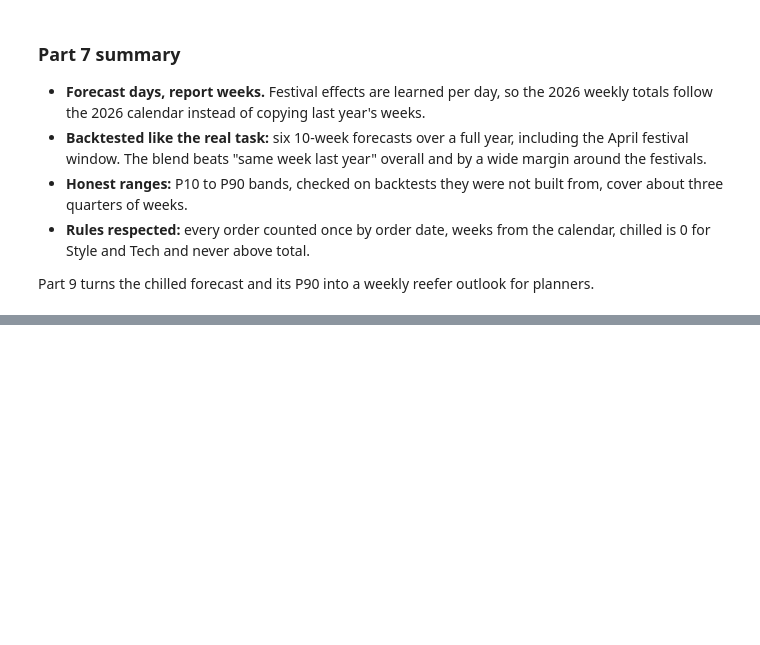
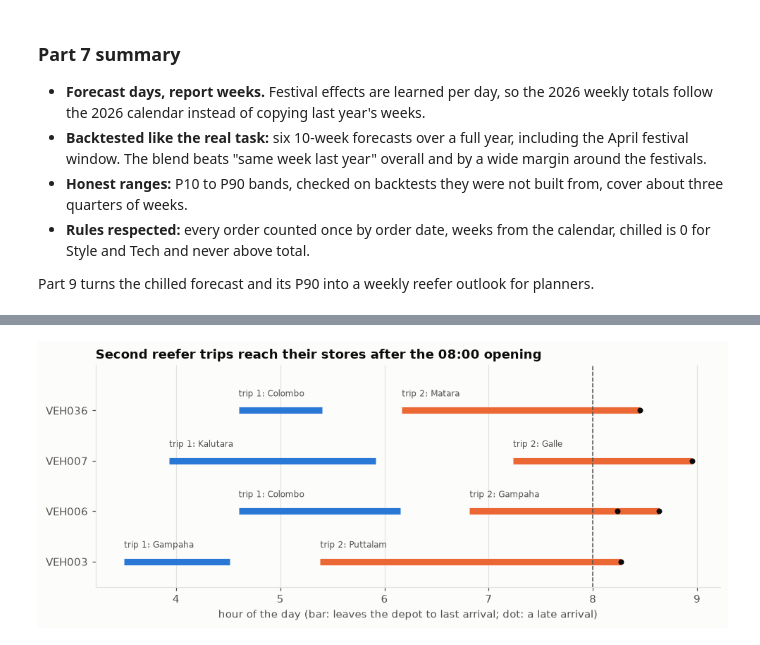
Before and after one commit to sameera-ekanayaka/Xora_Datathon, a Jupyter notebook: Xora_FinalNotebook.ipynb, the cells around one changed output, grey strips where cells are left out. Cells and saved outputs as stored; diff of their text form; code cells hidden in the pictures; blank space fills up the shorter version.

```diff
--- a/Xora_FinalNotebook.ipynb
+++ b/Xora_FinalNotebook.ipynb
@@ -2435,0 +2731,17 @@ Part 9 turns the chilled forecast and its P90 into a weekly reefer outlook for p
+# %%
+history = load_processed("stops")
+history = history[history.service_min.notna()].merge(load_processed("service_allowance"), on=["brand", "dock_type"])
+travel_ratio = (history.actual_travel_duration_min / history.planned_travel_duration_min.clip(lower=1)
+                ).groupby([history.brand, history.district]).median().to_dict()
+service_ratio = (history.service_min / history.service_allowance_min).groupby([history.brand, history.dock_type]).median().to_dict()
+first_legs = history[history.seq == 0]
+depart_delay = float((first_legs.actual_depart_time_min - first_legs.planned_depart_time_min).median())
+
+tl_standard = al.timeline(plan, prob)
+tl_typical = al.timeline(plan, prob, travel_ratio=travel_ratio, service_ratio=service_ratio, depart_delay=depart_delay)
+pd.DataFrame({
+    "late stops": [tl_standard.late.sum(), tl_typical.late.sum()],
+    "late chilled stops": [(tl_standard.late & (tl_standard.temp_requirement == "chilled")).sum(),
+                           (tl_typical.late & (tl_typical.temp_requirement == "chilled")).sum()],
+    "served stops": [len(tl_standard), len(tl_typical)],
+}, index=["planning standard", "typical day"])
@@ -2435,0 +2772,23 @@ Part 9 turns the chilled forecast and its P90 into a weekly reefer outlook for p
+# %%
+plan = al.renumber_trips(plan, tl_standard)
+tl_standard = al.timeline(plan, prob)
+trips = al.trip_table(plan, prob)
+
+reefers = tl_standard[tl_standard.vehicle_id.isin(avail.loc[avail.temp == "reefer", "vehicle_id"])]
+fig, ax = plt.subplots(figsize=(9, 3.8))
+for i, (vid, g) in enumerate(reefers.groupby("vehicle_id")):
+    for run, r in g.groupby("run"):
+        start, end = r.depart_min.min() / 60, r.arrive_min.max() / 60
+        ax.plot([start, end], [i, i], color=SERIES[run - 1], linewidth=6, solid_capstyle="butt")
+        ax.text(start, i + 0.28, f"trip {run}: {r.district.iloc[0]}", fontsize=8, color=INK_SOFT)
+    late = g[g.late]
+    ax.scatter(late.arrive_min / 60, [i] * len(late), color=INK, zorder=3, s=18)
+ax.axvline(8, color=INK_SOFT, linewidth=1, linestyle="--")
+ax.set_ylim(-0.5, reefers.vehicle_id.nunique() - 0.1)
+ax.set_yticks(range(reefers.vehicle_id.nunique()), sorted(reefers.vehicle_id.unique()))
+ax.set_xlabel("hour of the day (bar: leaves the depot to last arrival; dot: a late arrival)")
+ax.set_title("Second reefer trips reach their stores after the 08:00 opening")
+ax.grid(axis="x"); ax.grid(axis="y", visible=False)
+plt.tight_layout(); plt.show()
+# %% [output]
+[figure, added]
```
Also changed, not shown: parts of 57 cells of this notebook.
